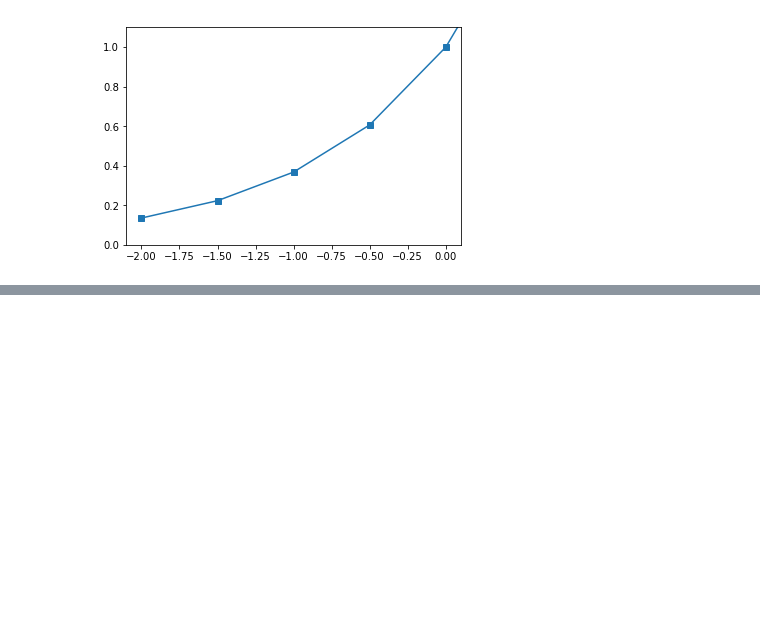
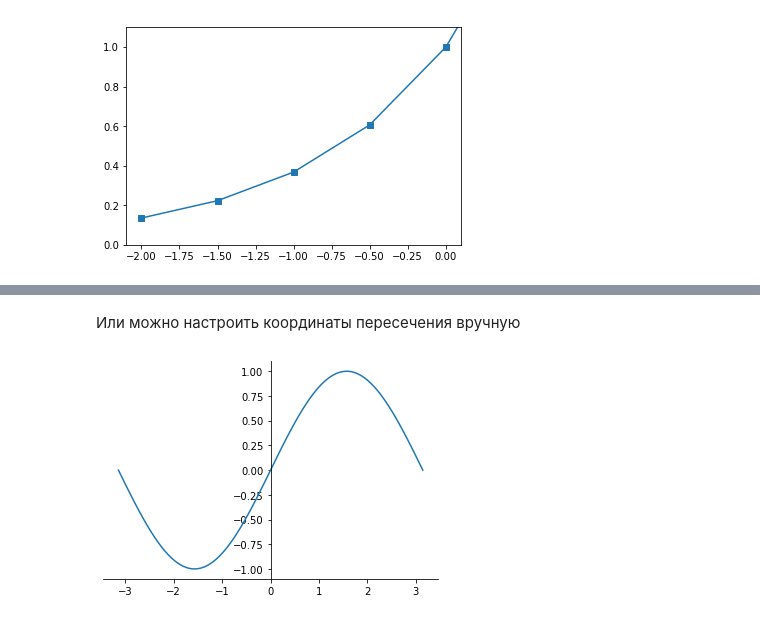
Before and after one commit to yamarus/PyForSci, a Jupyter notebook: source/lectures/theme7.ipynb, the cells around one changed output, grey strips where cells are left out. Saved outputs shown, nothing was run; the diff lists cells and outputs as text; code cells hidden in the pictures; blank space fills up the shorter version.

```diff
--- a/source/lectures/theme7.ipynb
+++ b/source/lectures/theme7.ipynb
@@ -154,0 +182,14 @@ AttributeError: module 'matplotlib.pyplot' has no attribute 'set_aspect'
+# %% [markdown]
+Или можно настроить координаты пересечения вручную
+# %%
+plt.plot(x,y)
+ax = plt.gca()
+
+ax.spines['left'].set_position('center')
+ax.spines['bottom'].set_position(('axes', 0))  # 0 - у нижней части оси, 1 - у верхней
+ax.spines['right'].set_visible(False)
+ax.spines['top'].set_visible(False)
+
+plt.show()
+# %% [output]
+[figure, added]
```
Also changed, not shown: parts of 25 cells of this notebook.
